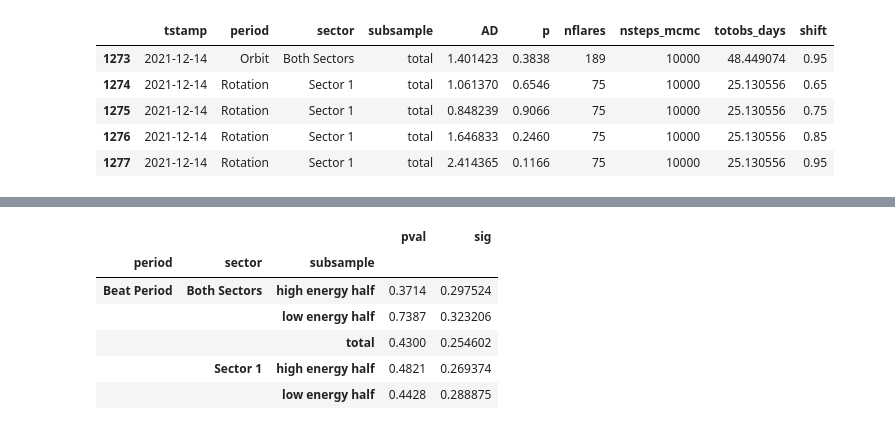
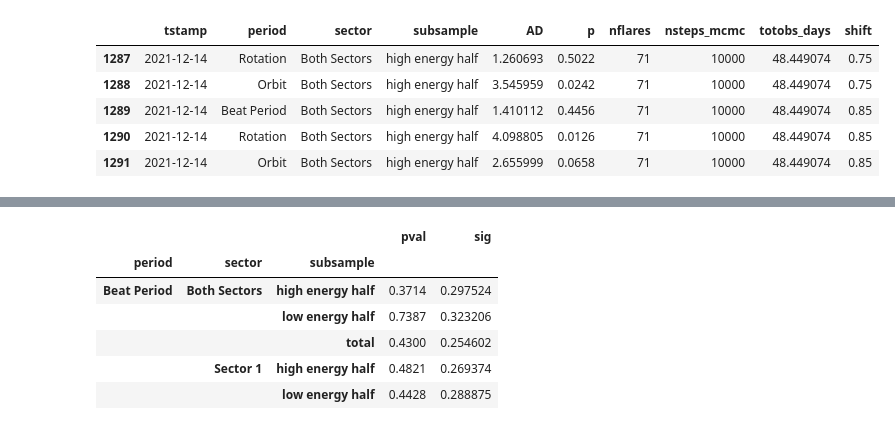
Before and after one commit to ekaterinailin/flaring-spi, a Jupyter notebook: notebooks/AU_Mic_final_table.ipynb, the cells around one changed output, grey strips where cells are left out. Cells and saved outputs as stored; diff of their text form; code cells hidden in the pictures.

```diff
--- a/notebooks/AU_Mic_final_table.ipynb
+++ b/notebooks/AU_Mic_final_table.ipynb
@@ -4,15 +4,15 @@ from funcs.notebook import *
 df = pd.read_csv("../results/adtests.csv")
 # %%
 # select the latest results
-df = df[df.tstamp>="2021-12-14"]
+df = df[df.tstamp=="2021-12-14"]
 df.tail()
 # %% [output]
 |  | tstamp | period | sector | subsample | AD | p | nflares | nsteps_mcmc | totobs_days | shift |
-| 1273 | 2021-12-14 | Orbit | Both Sectors | total | 1.401423 | 0.3838 | 189 | 10000 | 48.449074 | 0.95 |
-| 1274 | 2021-12-14 | Rotation | Sector 1 | total | 1.061370 | 0.6546 | 75 | 10000 | 25.130556 | 0.65 |
-| 1275 | 2021-12-14 | Rotation | Sector 1 | total | 0.848239 | 0.9066 | 75 | 10000 | 25.130556 | 0.75 |
-| 1276 | 2021-12-14 | Rotation | Sector 1 | total | 1.646833 | 0.2460 | 75 | 10000 | 25.130556 | 0.85 |
-| 1277 | 2021-12-14 | Rotation | Sector 1 | total | 2.414365 | 0.1166 | 75 | 10000 | 25.130556 | 0.95 |
+| 1287 | 2021-12-14 | Rotation | Both Sectors | high energy half | 1.260693 | 0.5022 | 71 | 10000 | 48.449074 | 0.75 |
+| 1288 | 2021-12-14 | Orbit | Both Sectors | high energy half | 3.545959 | 0.0242 | 71 | 10000 | 48.449074 | 0.75 |
+| 1289 | 2021-12-14 | Beat Period | Both Sectors | high energy half | 1.410112 | 0.4456 | 71 | 10000 | 48.449074 | 0.85 |
+| 1290 | 2021-12-14 | Rotation | Both Sectors | high energy half | 4.098805 | 0.0126 | 71 | 10000 | 48.449074 | 0.85 |
+| 1291 | 2021-12-14 | Orbit | Both Sectors | high energy half | 2.655999 | 0.0658 | 71 | 10000 | 48.449074 | 0.85 |
 # %%
 df = df[df.nsteps_mcmc == 10000]
 df = df.drop_duplicates(subset=["sector",'subsample','period',"shift"], keep="last")
```
Also changed, not shown: 3 other files.
